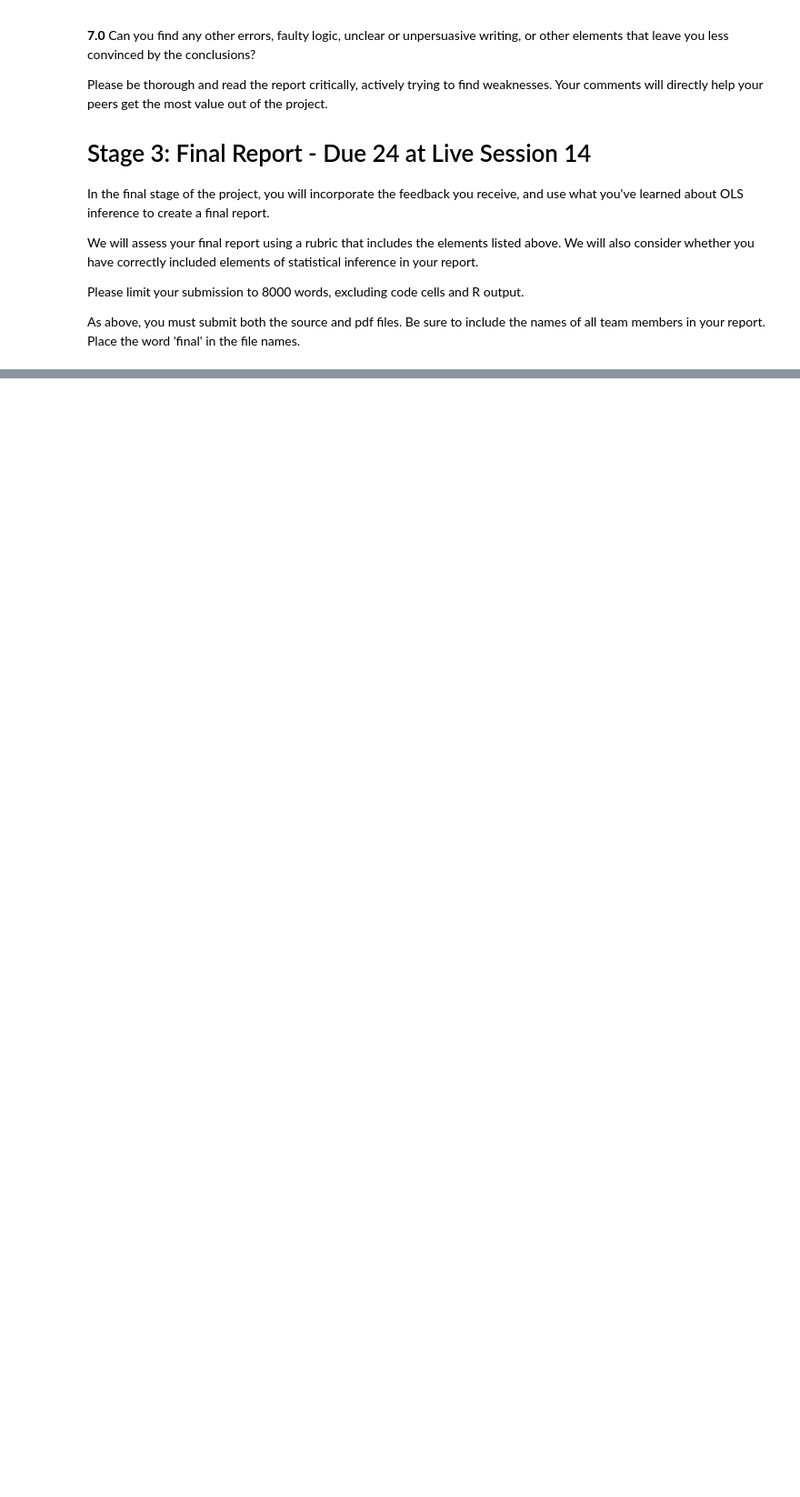
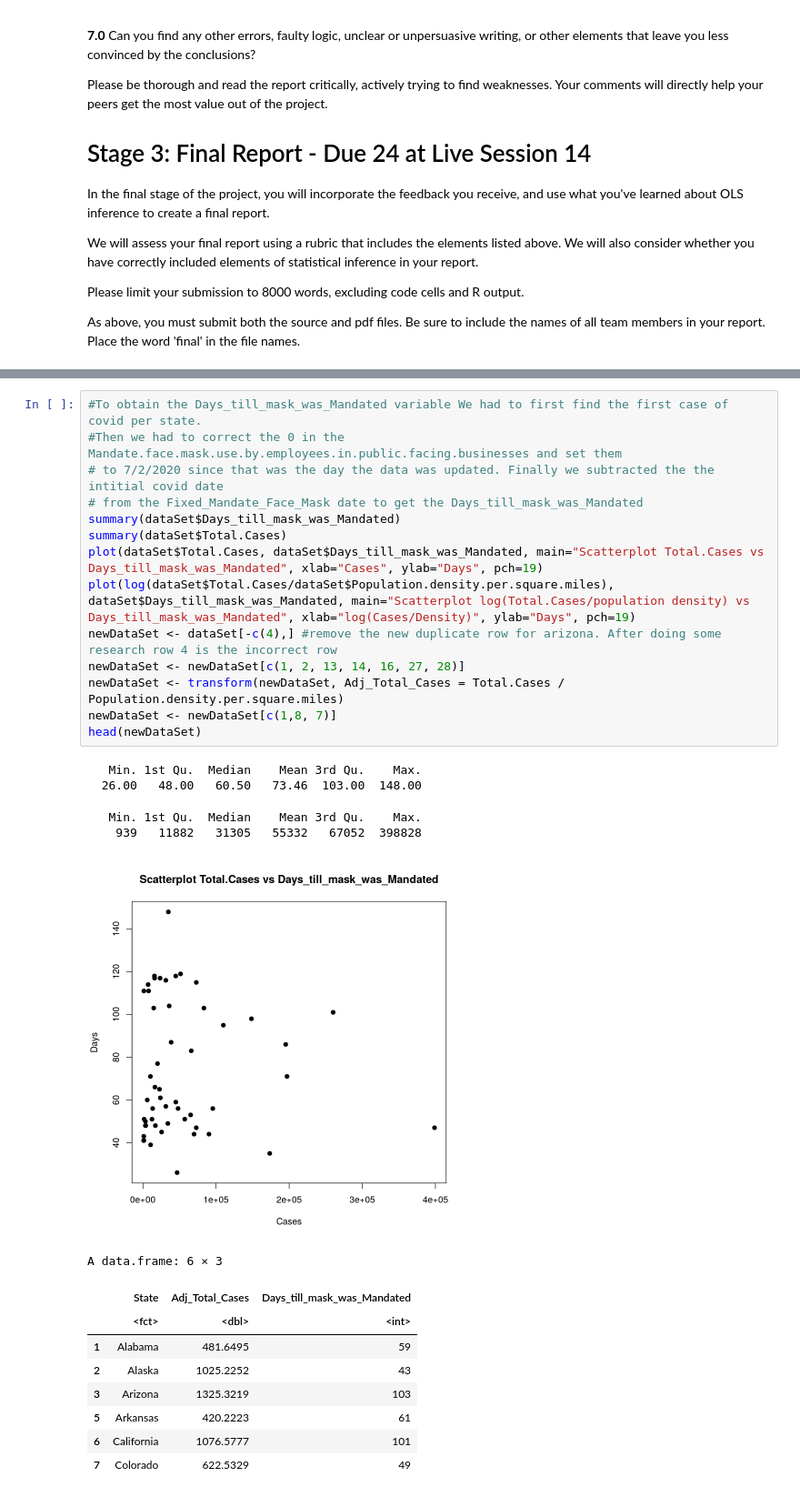
Before and after one commit to ericlundy87/Lab-3-A-Regression-Study-of-COVID-19, a Jupyter notebook: lab_3.ipynb, the cells around one changed output, grey strips where cells are left out. Shown: that part at 91% size. Drawn from its saved outputs; the diff is of its cells as text; blank space fills up the shorter version.

```diff
--- a/lab_3.ipynb
+++ b/lab_3.ipynb
@@ -211,0 +201,29 @@ A data.frame: 6 × 27
+# %%
+#To obtain the Days_till_mask_was_Mandated variable We had to first find the first case of covid per state.
+#Then we had to correct the 0 in the Mandate.face.mask.use.by.employees.in.public.facing.businesses and set them
+# to 7/2/2020 since that was the day the data was updated. Finally we subtracted the the intitial covid date
+# from the Fixed_Mandate_Face_Mask date to get the Days_till_mask_was_Mandated
+summary(dataSet$Days_till_mask_was_Mandated)
+summary(dataSet$Total.Cases)
+plot(dataSet$Total.Cases, dataSet$Days_till_mask_was_Mandated, main="Scatterplot Total.Cases vs Days_till_mask_was_Mandated", xlab="Cases", ylab="Days", pch=19)
+plot(log(dataSet$Total.Cases/dataSet$Population.density.per.square.miles), dataSet$Days_till_mask_was_Mandated, main="Scatterplot log(Total.Cases/population density) vs Days_till_mask_was_Mandated", xlab="log(Cases/Density)", ylab="Days", pch=19)
+newDataSet <- dataSet[-c(4),] #remove the new duplicate row for arizona. After doing some research row 4 is the incorrect row
+newDataSet <- newDataSet[c(1, 2, 13, 14, 16, 27, 28)]
+newDataSet <- transform(newDataSet, Adj_Total_Cases = Total.Cases / Population.density.per.square.miles)
+newDataSet <- newDataSet[c(1,8, 7)]
+head(newDataSet)
+# %% [output]
+   Min. 1st Qu.  Median    Mean 3rd Qu.    Max.
+  26.00   48.00   60.50   73.46  103.00  148.00
+   Min. 1st Qu.  Median    Mean 3rd Qu.    Max.
+    939   11882   31305   55332   67052  398828
+[figure, added]
+A data.frame: 6 × 3
+|  | State | Adj_Total_Cases | Days_till_mask_was_Mandated |
+|  | <fct> | <dbl> | <int> |
+| 1 | Alabama | 481.6495 | 59 |
+| 2 | Alaska | 1025.2252 | 43 |
+| 3 | Arizona | 1325.3219 | 103 |
+| 5 | Arkansas | 420.2223 | 61 |
+| 6 | California | 1076.5777 | 101 |
+| 7 | Colorado | 622.5329 | 49 |
```
Also changed, not shown: parts of 9 cells of this notebook, 1 other file.
